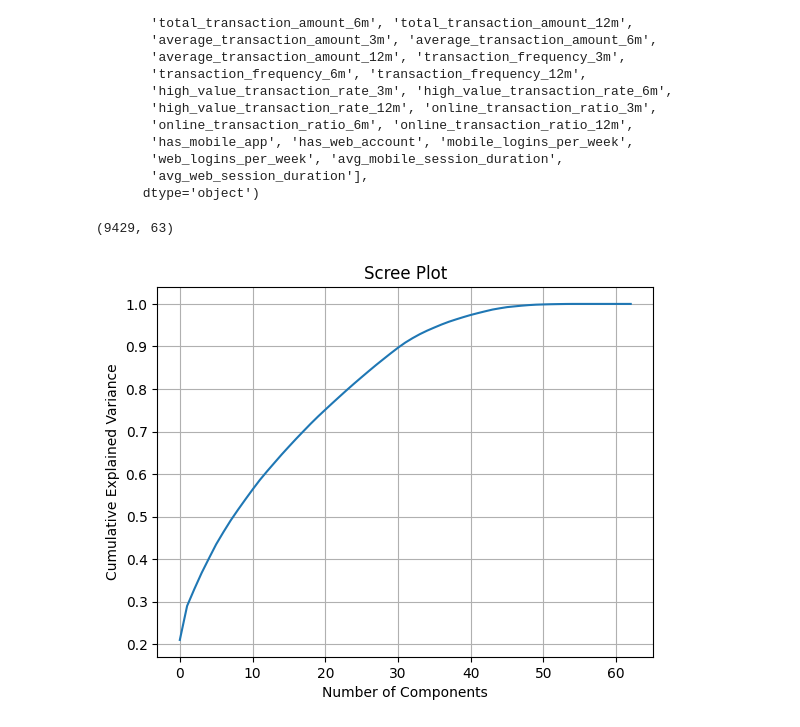
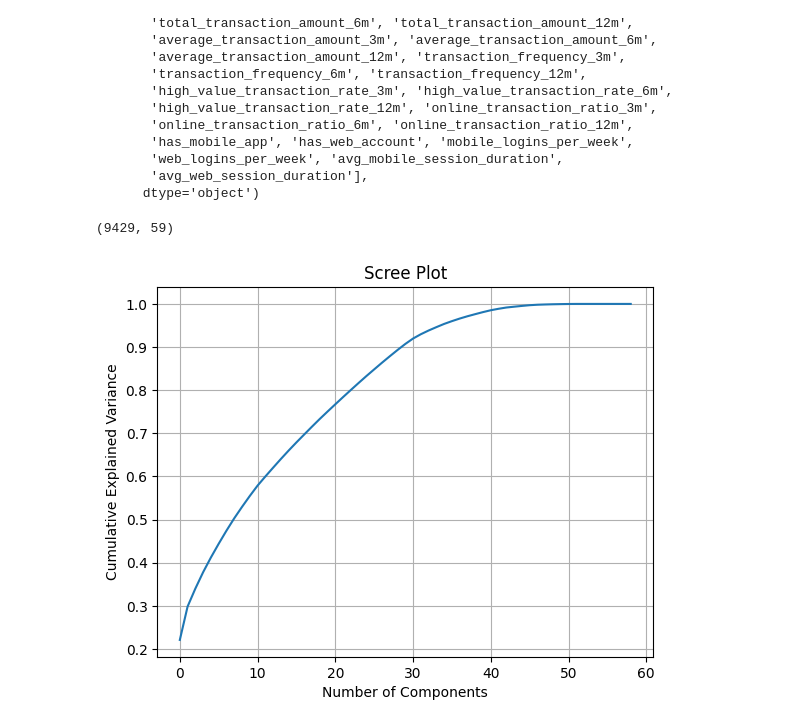
Before and after one commit to andrew250402/DSA3101-Project, a Jupyter notebook: Notebooks/a5-segmentation-updates.ipynb, the cells around one changed output. Saved outputs shown, nothing was run; the diff lists cells and outputs as text; code cells hidden in the pictures.

```diff
--- a/Notebooks/a5-segmentation-updates.ipynb
+++ b/Notebooks/a5-segmentation-updates.ipynb
@@ -173,24 +112,35 @@ Index(['customer_id', 'age', 'job', 'marital', 'education', 'credit_default',
        'avg_web_session_duration'],
       dtype='object')
 # %%
+# Drop customer_id and customer_segment
 df_no_id = df.drop('customer_id', axis=1)
+df_no_id = df.drop('customer_segment', axis=1)
+
+# Create one-hot encoding for categorical variables
 df_encoded_no_id = pd.get_dummies(df_no_id)
 
+# Standardise the data
 data_scaler = StandardScaler()
 scaled_data = data_scaler.fit_transform(df_encoded_no_id)
 scaled_data.shape
 # %% [output]
-(9429, 63)
+(9429, 59)
 # %%
+# Define batch size and initialise Incremental PCA
+batch_size = 100
+ipca = IncrementalPCA()
+
+# Fit in mini-batches
+for i in range(0, scaled_data.shape[0], batch_size):
+    ipca.partial_fit(scaled_data[i:i+batch_size])  # Partial fit on each batch
+
 # Create a Scree Plot to decide the number of components to use
-pca = PCA().fit(scaled_data)
-
-plt.plot(np.cumsum(pca.explained_variance_ratio_))
+plt.plot(np.cumsum(ipca.explained_variance_ratio_))
 plt.xlabel('Number of Components')
 plt.ylabel('Cumulative Explained Variance')
 plt.title('Scree Plot')
 plt.grid()
 plt.show()
 # %% [output]
-[figure, old version]
+[figure, new version]
 # %%
```
Also changed, not shown: parts of 17 cells of this notebook, 3 other files.
